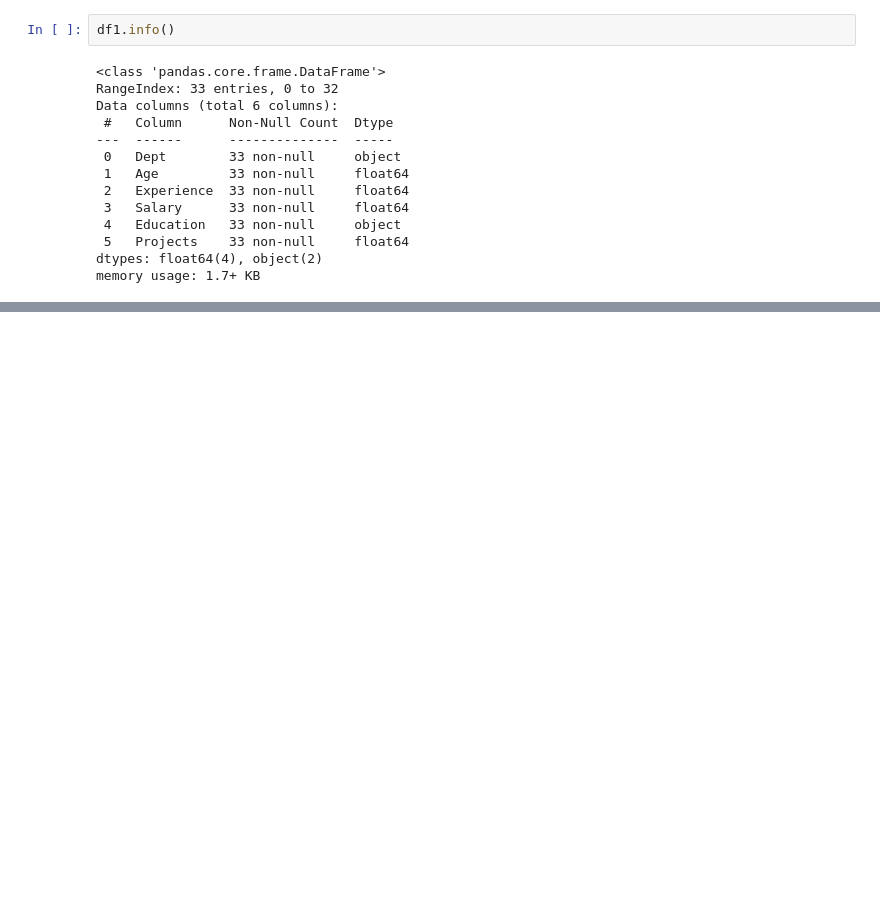
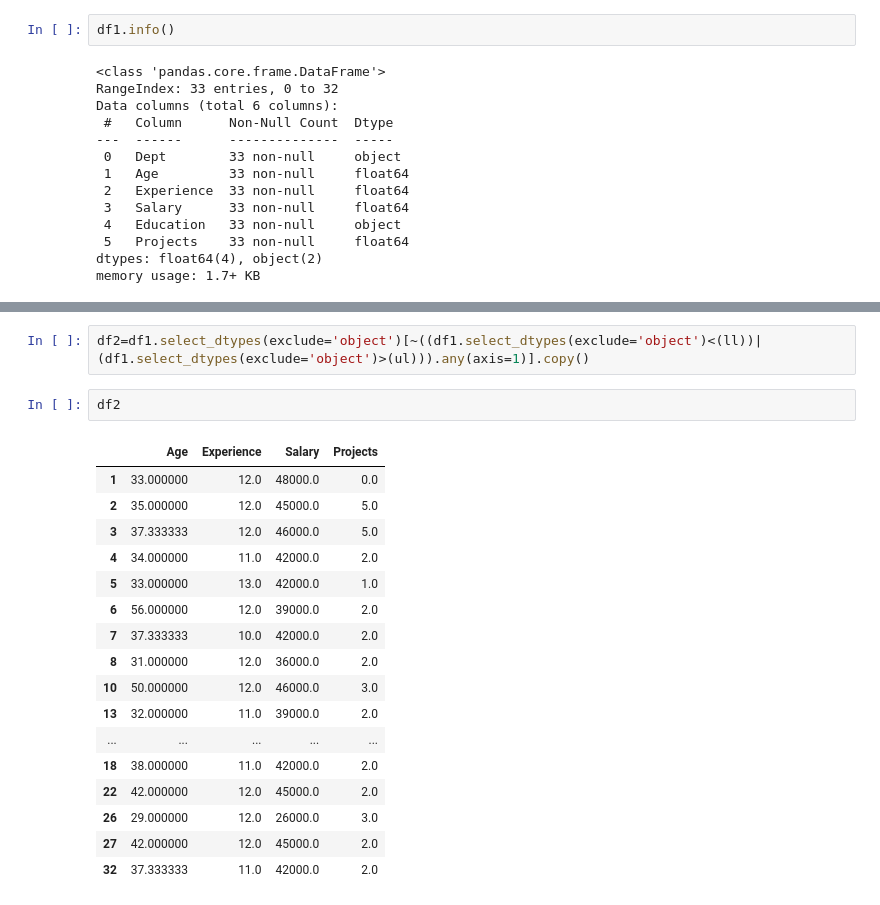
Before and after one commit to aakashpokkanayil/Data_Science_Prep, a Jupyter notebook: Components/Statistics/eda.ipynb, the cells around one changed output, grey strips where cells are left out. Drawn from its saved outputs; the diff is of its cells as text; blank space fills up the shorter version.

```diff
--- a/Components/Statistics/eda.ipynb
+++ b/Components/Statistics/eda.ipynb
@@ -151,0 +251,22 @@ memory usage: 1.7+ KB
+# %%
+df2=df1.select_dtypes(exclude='object')[~((df1.select_dtypes(exclude='object')<(ll))|(df1.select_dtypes(exclude='object')>(ul))).any(axis=1)].copy()
+# %%
+df2
+# %% [output]
+|  | Age | Experience | Salary | Projects |
+| 1 | 33.000000 | 12.0 | 48000.0 | 0.0 |
+| 2 | 35.000000 | 12.0 | 45000.0 | 5.0 |
+| 3 | 37.333333 | 12.0 | 46000.0 | 5.0 |
+| 4 | 34.000000 | 11.0 | 42000.0 | 2.0 |
+| 5 | 33.000000 | 13.0 | 42000.0 | 1.0 |
+| 6 | 56.000000 | 12.0 | 39000.0 | 2.0 |
+| 7 | 37.333333 | 10.0 | 42000.0 | 2.0 |
+| 8 | 31.000000 | 12.0 | 36000.0 | 2.0 |
+| 10 | 50.000000 | 12.0 | 46000.0 | 3.0 |
+| 13 | 32.000000 | 11.0 | 39000.0 | 2.0 |
+| ... | ... | ... | ... | ... |
+| 18 | 38.000000 | 11.0 | 42000.0 | 2.0 |
+| 22 | 42.000000 | 12.0 | 45000.0 | 2.0 |
+| 26 | 29.000000 | 12.0 | 26000.0 | 3.0 |
+| 27 | 42.000000 | 12.0 | 45000.0 | 2.0 |
+| 32 | 37.333333 | 11.0 | 42000.0 | 2.0 |
```
Also changed, not shown: parts of 54 cells of this notebook, 8 other files.
